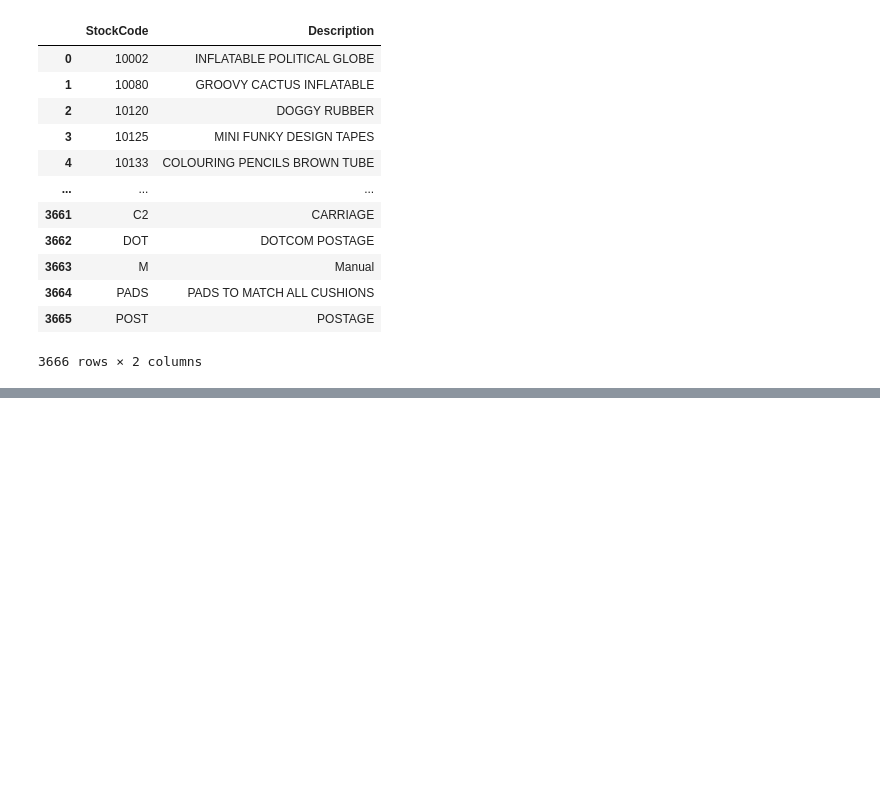
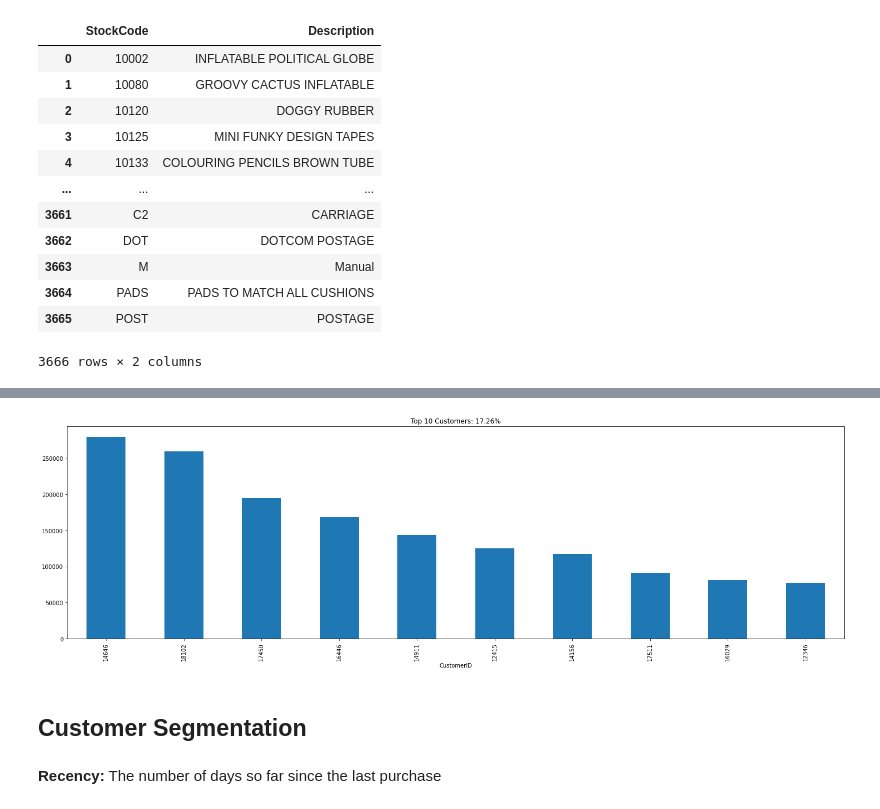
Before and after one commit to HanDuyNguyen/Data-Science-Projects, a Jupyter notebook: Machine Learning for Retails/market-segmentation.ipynb, the cells around one changed output, grey strips where cells are left out. Drawn from its saved outputs; the diff is of its cells as text; code cells hidden in the pictures; blank space fills up the shorter version.

```diff
--- a/Machine Learning for Retails/market-segmentation.ipynb
+++ b/Machine Learning for Retails/market-segmentation.ipynb
@@ -366,0 +460,6 @@ KeyError: 'distinct'
+# %%
+fig = plt.figure(figsize = (25,7))
+customer_spending.iloc[:10].plot(kind = 'bar', title = 'Top 10 Customers: {:3.2f}%'.format(customer_spending_copy['percentage amount'].iloc[9]))
+plt.show()
+# %% [output]
+[figure, added]
@@ -366,0 +468,2 @@ KeyError: 'distinct'
+# %% [markdown]
+## Customer Segmentation
@@ -366,0 +495,2 @@ KeyError: 'distinct'
+# %% [markdown]
+**Recency:** The number of days so far since the last purchase
```
Also changed, not shown: parts of 31 cells of this notebook.
